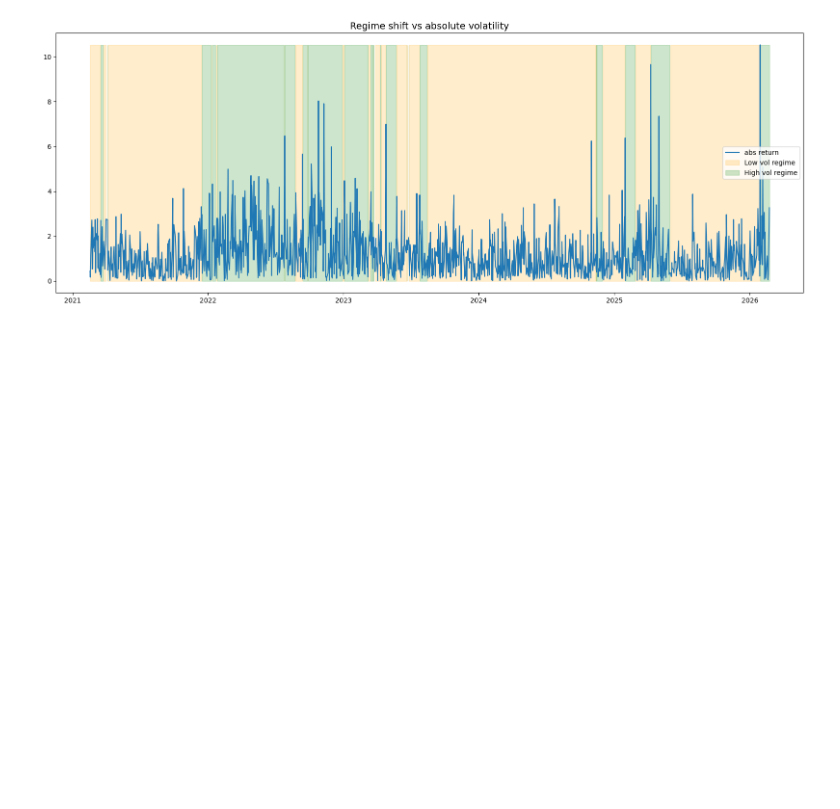
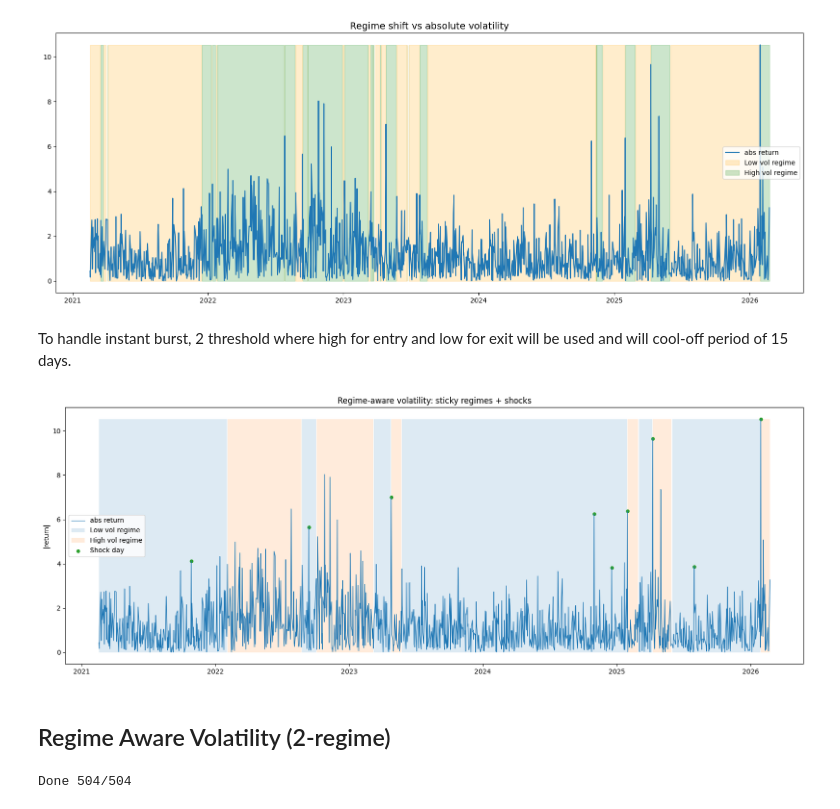
Before and after one commit to shashankgarewal/Time-Series-Analysis-Forecasting, a Jupyter notebook: notebooks/03_statistical_model.ipynb, the cells around one changed output. Cells and saved outputs as stored; diff of their text form; code cells hidden in the pictures; blank space fills up the shorter version.

```diff
--- a/notebooks/03_baseline_model.ipynb
+++ b/notebooks/03_statistical_model.ipynb
@@ -308,3 +308,5 @@ ax.legend()
 plt.show()
 # %% [output]
 [figure]
+# %% [markdown]
+To handle instant burst, 2 threshold where high for entry and low for exit will be used and will cool-off period of 15 days.
@@ -310,0 +348,47 @@ plt.show()
+# %%
+min_len = 15   # minimum consecutive days to call it a regime (tune: 10–25)
+
+m = high_raw.astype(int).copy()
+grp = (m != m.shift()).cumsum()
+run_len = m.groupby(grp).transform("size")
+
+# convert short True runs (high regime) into False
+high = high_raw.copy()
+high[(high_raw == True) & (run_len < min_len)] = False
+
+low = ~high
+# %%
+k = 3.0  # shock threshold multiplier
+
+shock = (r_plot.abs() > k * vol_plot)
+# %%
+import matplotlib.pyplot as plt
+
+fig, ax = plt.subplots(figsize=(20, 7))
+
+# main series (absolute returns)
+y = r_plot.abs()
+ax.plot(y.index, y, linewidth=1, label="abs return")
+
+# shade regimes (use full height so it’s easy to see)
+y_top = y.max()
+
+ax.fill_between(y.index, 0, y_top, where=low.values,
+                alpha=0.15, label="Low vol regime")
+
+ax.fill_between(y.index, 0, y_top, where=high.values,
+                alpha=0.15, label="High vol regime")
+
+# mark shock days (isolated spikes)
+if "shock" in globals():
+    ax.scatter(y.index[shock.values], y[shock.values],
+               s=20, marker="o", label="Shock day")
+
+ax.set_title("Regime-aware volatility: sticky regimes + shocks")
+ax.set_ylabel("|return|")
+ax.legend()
+plt.show()
+# %% [output]
+[figure, added]
+# %% [markdown]
+## Regime Aware Volatility (2-regime)
@@ -310,0 +480,10 @@ plt.show()
+# %%
+# 1) Build sticky regimes
+r_aligned, vol_plot, high, low, enter_th, exit_th = build_sticky_regime(r_pct, vol_window=21, q_enter=0.90, q_exit=0.75, min_len=20)
+
+# 2) Forecast last N days with regime-aware models
+duration = 2*252
+rolling_pred_regime_aware = rolling_vol_regime_aware(returns=r_aligned, high_regime=high, duration=duration,
+                                    TARGET=1, mean="Zero", p=1, q=1)
+# %% [output]
+Done 504/504
```
Also changed, not shown: parts of 11 cells of this notebook.
